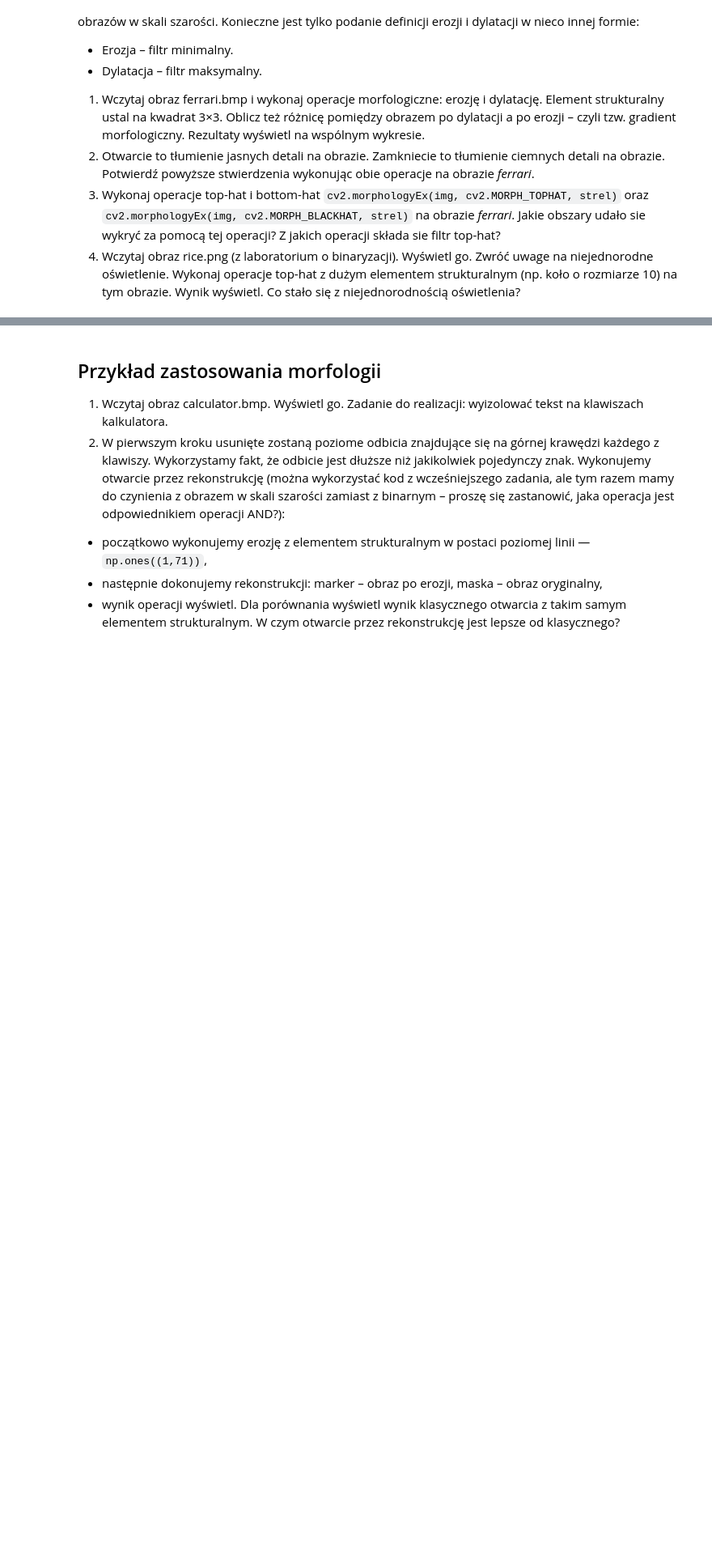
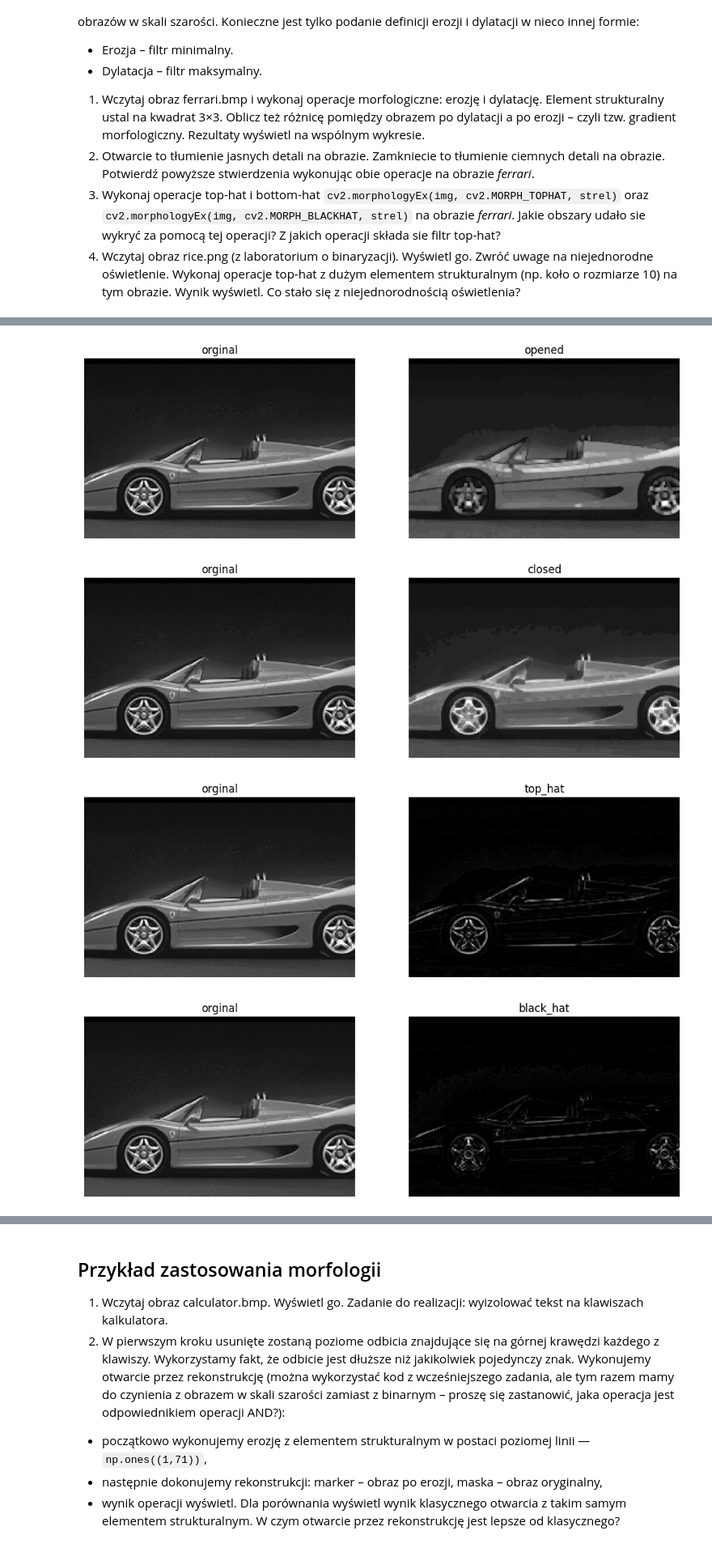
Before and after one commit to krudny/Image-processing, a Jupyter notebook: Lab7-morphology/10_morphology.ipynb, the cells around one changed output, grey strips where cells are left out. Shown at 81% size. Saved outputs shown, nothing was run; the diff lists cells and outputs as text; code cells hidden in the pictures; blank space fills up the shorter version.

```diff
--- a/Lab7-morphology/10_morphology.ipynb
+++ b/Lab7-morphology/10_morphology.ipynb
@@ -280,0 +301,16 @@ Wszystkie dotychczasowe operacje (oprócz transformacji trafi, nie trafi) mają
+# %%
+opened = cv2.morphologyEx(ferrari, cv2.MORPH_OPEN, kernel)
+closed = cv2.morphologyEx(ferrari, cv2.MORPH_CLOSE, kernel)
+
+top_hat = cv2.morphologyEx(ferrari, cv2.MORPH_TOPHAT, kernel)
+black_hat = cv2.morphologyEx(ferrari, cv2.MORPH_BLACKHAT, kernel)
+
+plot_diff(ferrari, opened, "orginal", "opened")
+plot_diff(ferrari, closed, "orginal", "closed")
+plot_diff(ferrari, top_hat, "orginal", "top_hat")
+plot_diff(ferrari, black_hat, "orginal", "black_hat")
+# %% [output]
+[figure, added]
+[figure, added]
+[figure, added]
+[figure, added]
```
Also changed, not shown: parts of 10 cells of this notebook.
